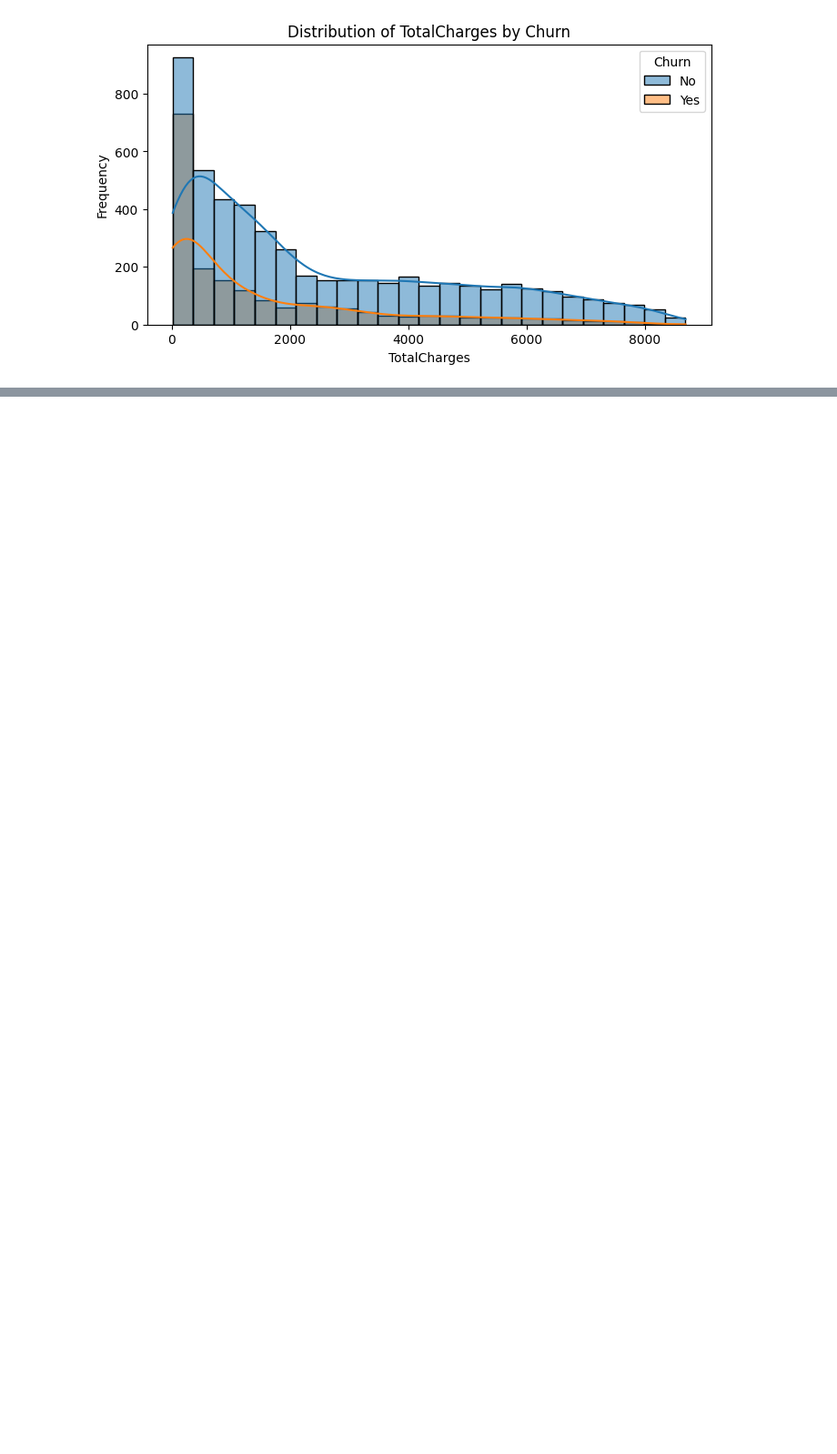
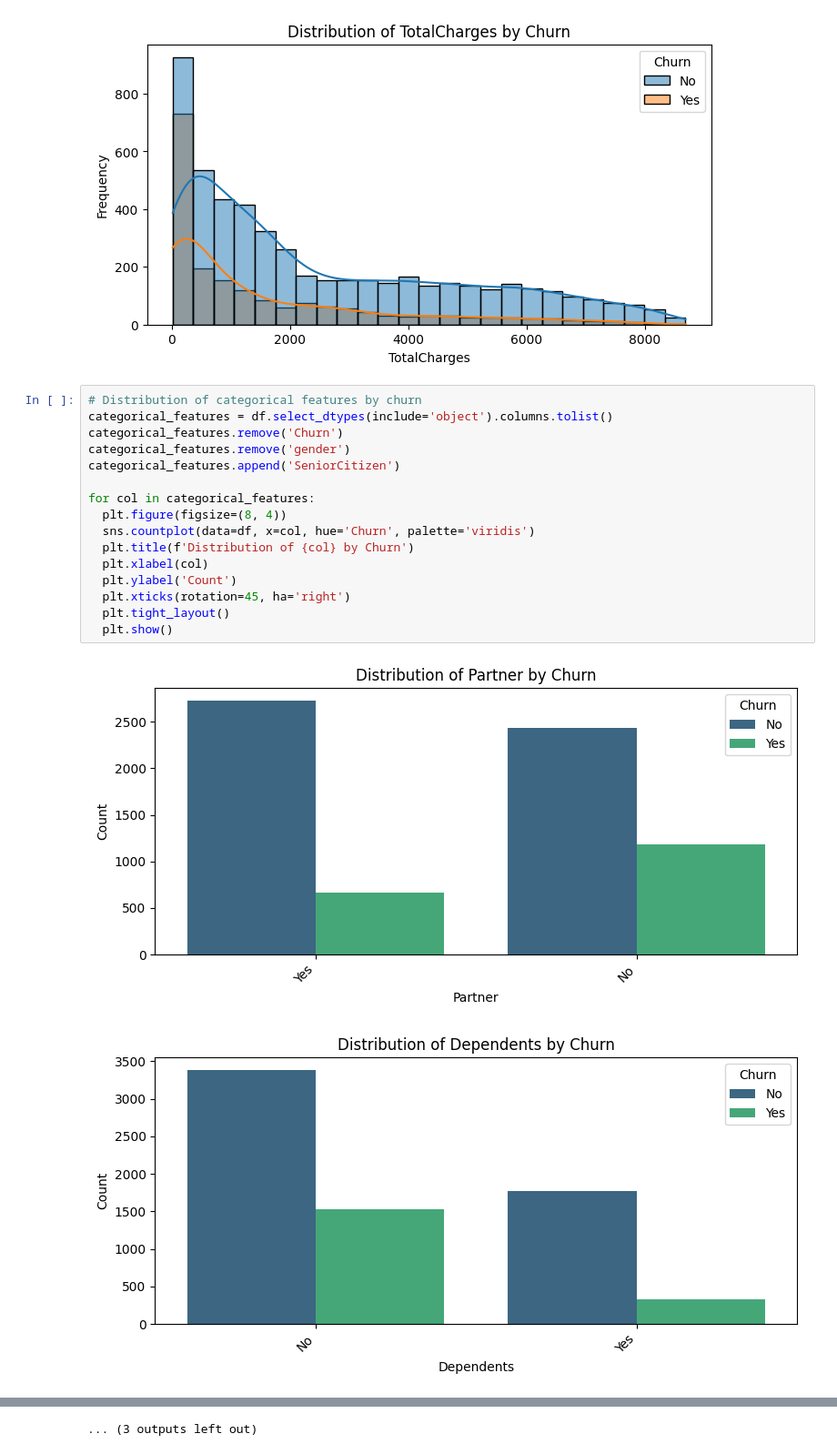
Before and after one commit to Rojin-Dhami/Customer_churn_prediction_model, a Jupyter notebook: Churn_predictor.ipynb, the cells around one changed output, grey strips where cells are left out. Shown: that part at 91% size. Saved outputs shown, nothing was run; the diff lists cells and outputs as text; blank space fills up the shorter version.

```diff
--- a/Churn_predictor.ipynb
+++ b/Churn_predictor.ipynb
@@ -162,3 +162,22 @@ for col in numerical_features:
 # %% [output]
 [figure]
 [figure]
+# %%
+# Distribution of categorical features by churn
+categorical_features = df.select_dtypes(include='object').columns.tolist()
+categorical_features.remove('Churn')
+categorical_features.remove('gender')
+categorical_features.append('SeniorCitizen')
+
+for col in categorical_features:
+  plt.figure(figsize=(8, 4))
+  sns.countplot(data=df, x=col, hue='Churn', palette='viridis')
+  plt.title(f'Distribution of {col} by Churn')
+  plt.xlabel(col)
+  plt.ylabel('Count')
+  plt.xticks(rotation=45, ha='right')
+  plt.tight_layout()
+  plt.show()
+# %% [output]
+[figure, added]
+[figure, added]
@@ -164,0 +194 @@ for col in numerical_features:
+... (3 outputs left out)
```
Also changed, not shown: parts of 2 cells of this notebook.
